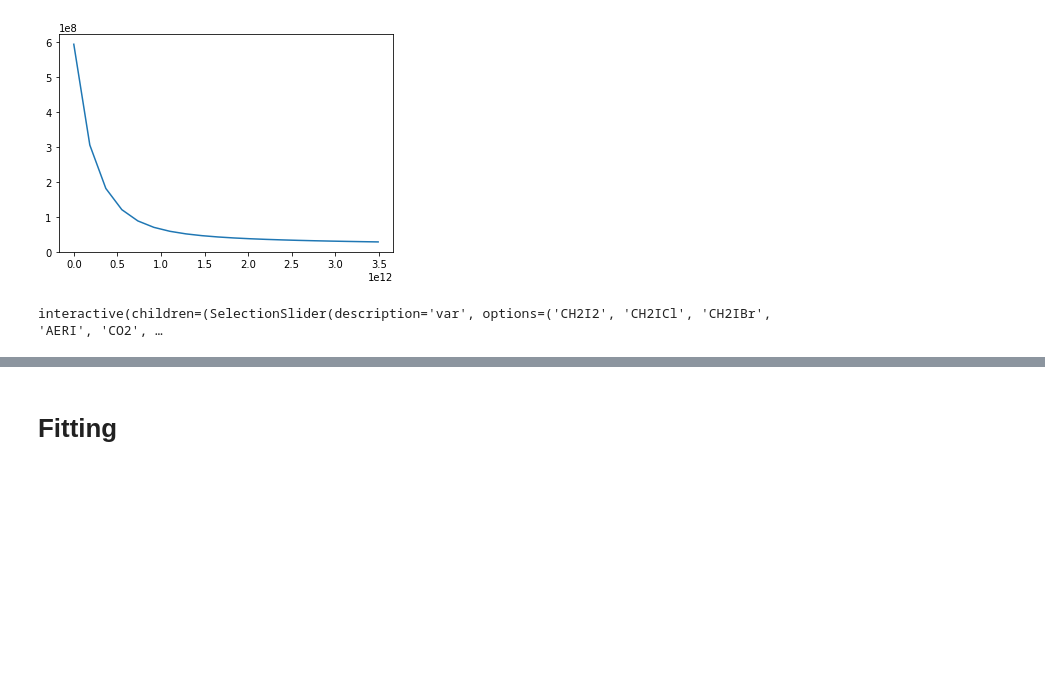
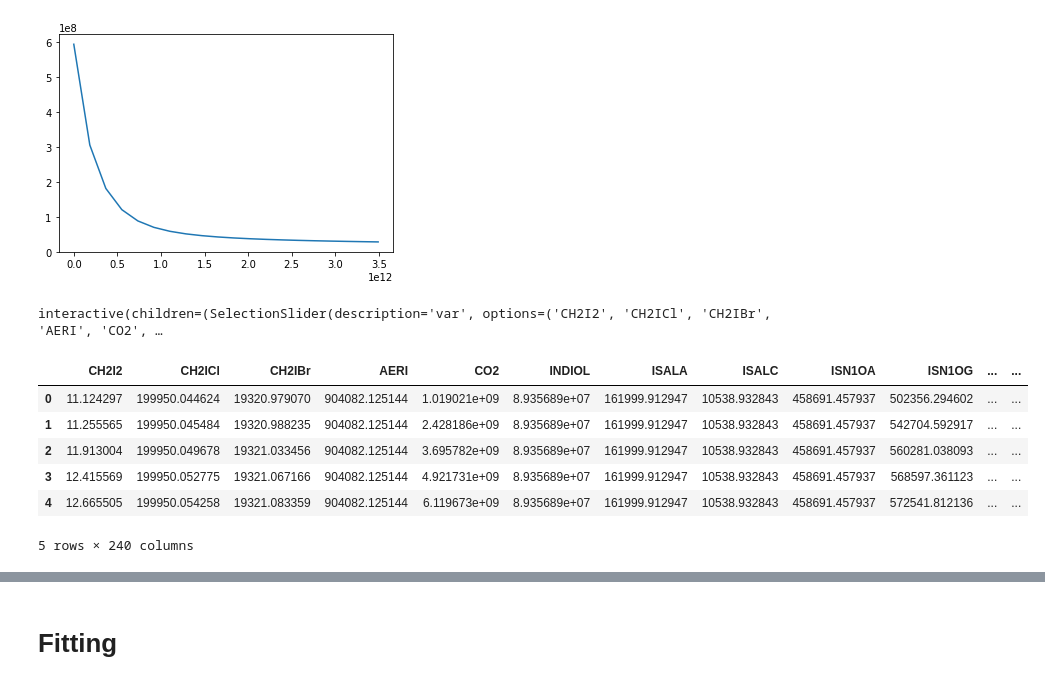
Before and after one commit to JiaweiZhuang/train_KPP, a Jupyter notebook: reduced_dimension.ipynb, the cells around one changed output, grey strips where cells are left out. Saved outputs shown, nothing was run; the diff lists cells and outputs as text; code cells hidden in the pictures; blank space fills up the shorter version.

```diff
--- a/reduced_dimension.ipynb
+++ b/reduced_dimension.ipynb
@@ -142,3 +144,14 @@ def plot_response(var):
     plt.ylabel(var)
 # %% [output]
 interactive(children=(SelectionSlider(description='var', options=('CH2I2', 'CH2ICl', 'CH2IBr', 'AERI', 'CO2', …
+# %%
+df_result = pd.DataFrame(grid_result, columns=spec_names)
+df_result.head()
+# %% [output]
+|  | CH2I2 | CH2ICl | CH2IBr | AERI | CO2 | INDIOL | ISALA | ISALC | ISN1OA | ISN1OG | ... | ... |
+| 0 | 11.124297 | 199950.044624 | 19320.979070 | 904082.125144 | 1.019021e+09 | 8.935689e+07 | 161999.912947 | 10538.932843 | 458691.457937 | 502356.294602 | ... | ... |
+| 1 | 11.255565 | 199950.045484 | 19320.988235 | 904082.125144 | 2.428186e+09 | 8.935689e+07 | 161999.912947 | 10538.932843 | 458691.457937 | 542704.592917 | ... | ... |
+| 2 | 11.913004 | 199950.049678 | 19321.033456 | 904082.125144 | 3.695782e+09 | 8.935689e+07 | 161999.912947 | 10538.932843 | 458691.457937 | 560281.038093 | ... | ... |
+| 3 | 12.415569 | 199950.052775 | 19321.067166 | 904082.125144 | 4.921731e+09 | 8.935689e+07 | 161999.912947 | 10538.932843 | 458691.457937 | 568597.361123 | ... | ... |
+| 4 | 12.665505 | 199950.054258 | 19321.083359 | 904082.125144 | 6.119673e+09 | 8.935689e+07 | 161999.912947 | 10538.932843 | 458691.457937 | 572541.812136 | ... | ... |
+5 rows × 240 columns
```
Also changed, not shown: parts of 13 cells of this notebook.
